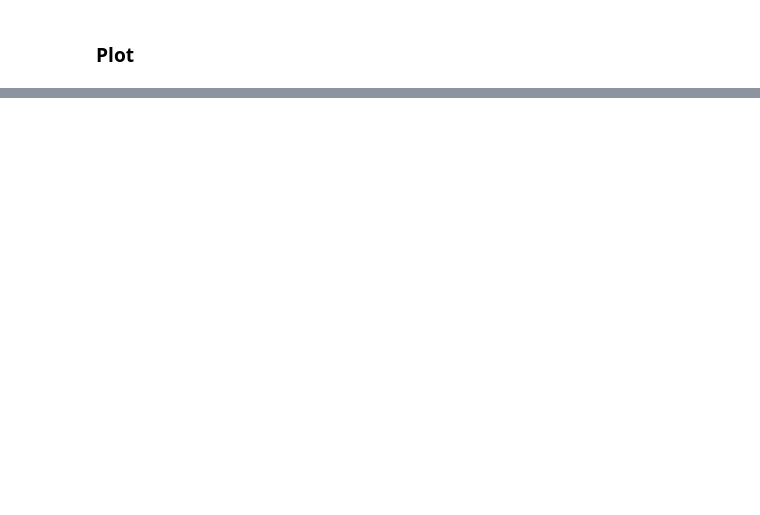
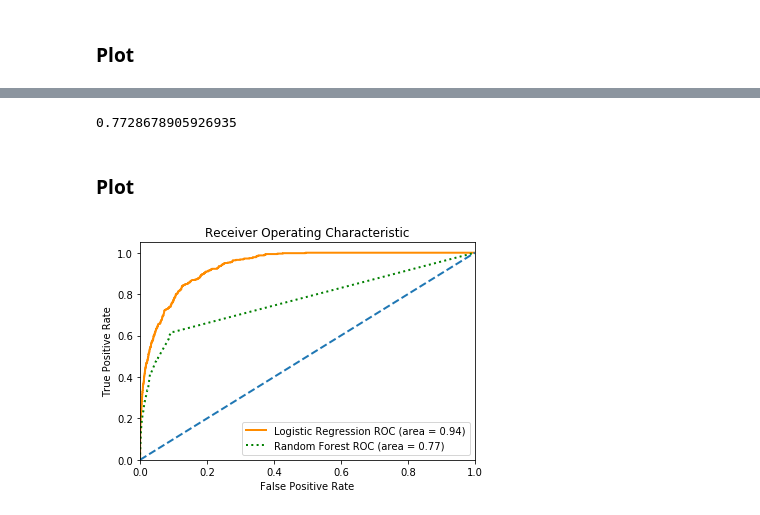
Before and after one commit to chrissymitsch/DS-Course-SS19, a Jupyter notebook: week9/Exercise1.ipynb, the cells around one changed output, grey strips where cells are left out. Cells and saved outputs as stored; diff of their text form; code cells hidden in the pictures; blank space fills up the shorter version.

```diff
--- a/week9/Exercise1.ipynb
+++ b/week9/Exercise1.ipynb
@@ -206,0 +162,2 @@ plt.show()
+# %%
+fpr, tpr, thresholds = roc_curve(y_test, logmodelprobabilities[:, 1])
@@ -206,0 +179,3 @@ plt.show()
+# %%
+roc_auc = auc(fpr, tpr)
+roc_auc
@@ -206,0 +186,2 @@ plt.show()
+# %%
+fpr2, tpr2, thresholds2 = roc_curve(y_test, forestprobabilities[:, 1])
@@ -206,0 +248,24 @@ plt.show()
+# %%
+roc_auc2 = auc(fpr2, tpr2)
+roc_auc2
+# %% [output]
+0.7728678905926935
+# %% [markdown]
+### Plot
+# %%
+plt.figure()
+lw = 2
+plt.title('Receiver Operating Characteristic')
+plt.plot(fpr, tpr, color='darkorange',
+         lw=lw, label='Logistic Regression ROC (area = %0.2f)' % roc_auc)
+plt.plot(fpr2, tpr2, color='green',
+         lw=lw, linestyle=':', label='Random Forest ROC (area = %0.2f)' % roc_auc2)
+plt.legend(loc = 'lower right')
+plt.plot([0, 1], [0, 1], lw=lw, linestyle='--')
+plt.xlim([0.0, 1.0])
+plt.ylim([0.0, 1.05])
+plt.xlabel('False Positive Rate')
+plt.ylabel('True Positive Rate')
+plt.show()
+# %% [output]
+[figure, added]
```
Also changed, not shown: parts of 24 cells of this notebook.
